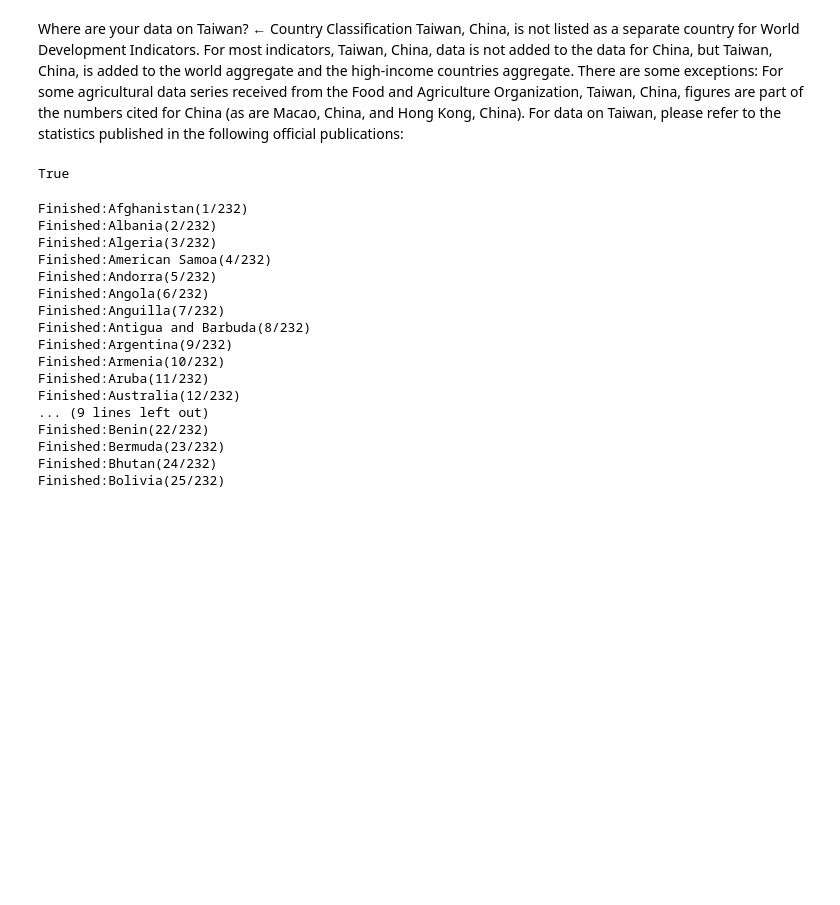
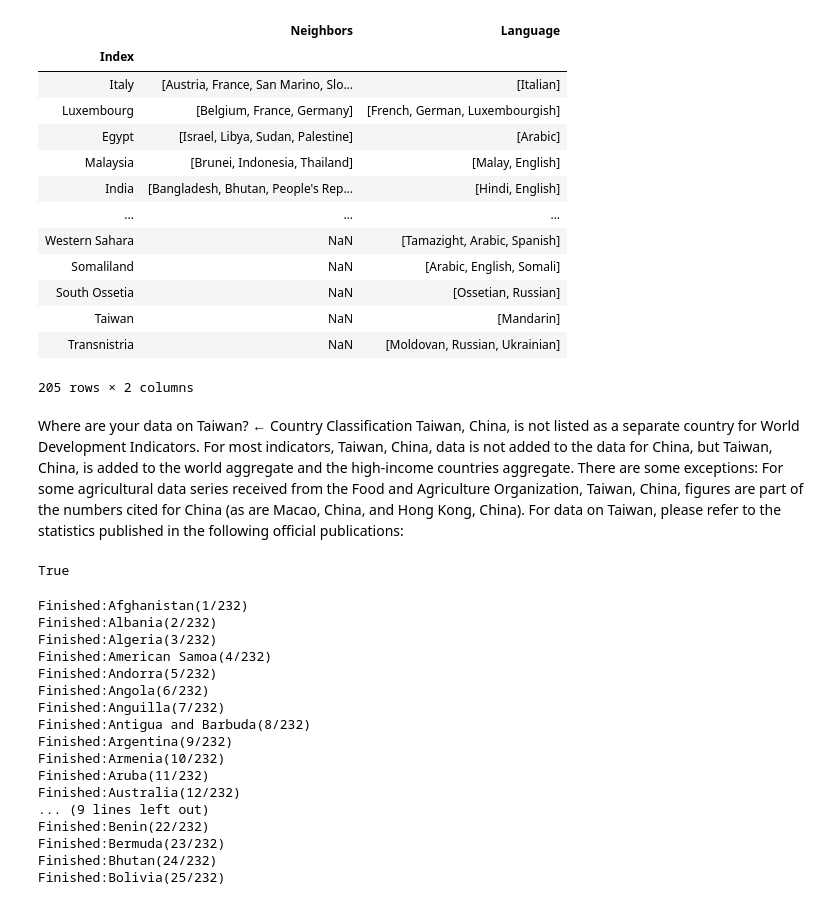
Before and after one commit to kargaranamir/World-Ontology, a Jupyter notebook: Data Collection/Merge/Merge.ipynb, the cells around one changed output. Saved outputs shown, nothing was run; the diff lists cells and outputs as text; code cells hidden in the pictures; blank space fills up the shorter version.

```diff
--- a/Data Collection/Merge/Merge.ipynb
+++ b/Data Collection/Merge/Merge.ipynb
@@ -150,3 +379,21 @@ def hack_countries(a):
+# %%
+lan_nei_countries=neighs_df.merge(langs_df, how='outer', on='Index')
+lan_nei_countries
+# %% [output]
+|  | Neighbors | Language |
+| Index |  |  |
+| Italy | [Austria, France, San Marino, Slo... | [Italian] |
+| Luxembourg | [Belgium, France, Germany] | [French, German, Luxembourgish] |
+| Egypt | [Israel, Libya, Sudan, Palestine] | [Arabic] |
+| Malaysia | [Brunei, Indonesia, Thailand] | [Malay, English] |
+| India | [Bangladesh, Bhutan, People's Rep... | [Hindi, English] |
+| ... | ... | ... |
+| Western Sahara | NaN | [Tamazight, Arabic, Spanish] |
+| Somaliland | NaN | [Arabic, English, Somali] |
+| South Ossetia | NaN | [Ossetian, Russian] |
+| Taiwan | NaN | [Mandarin] |
+| Transnistria | NaN | [Moldovan, Russian, Ukrainian] |
+205 rows × 2 columns
 # %% [markdown]
 Where are your data on Taiwan?
 ← Country Classification
```
Also changed, not shown: parts of 16 cells of this notebook, 2 other files.
